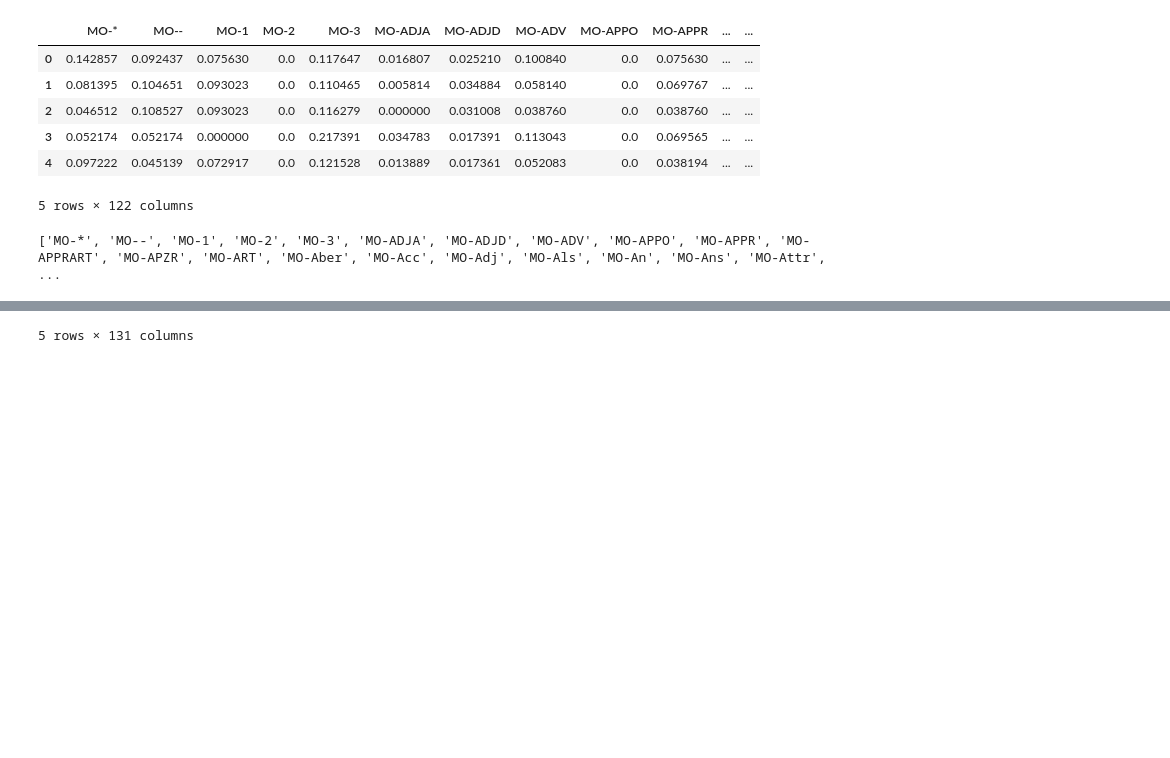
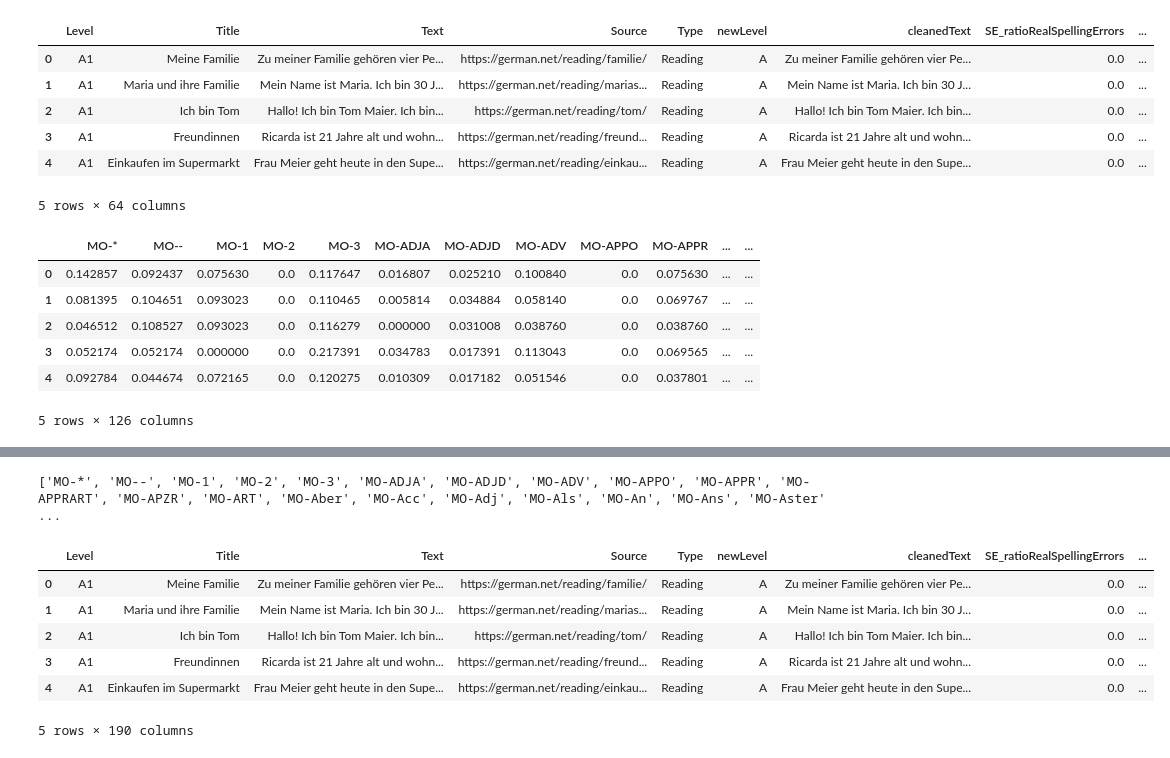
Before and after one commit to soerenetler/TextDifficultyAssessmentGerman, a Jupyter notebook: 06_MorphologicalFeatures.ipynb, the cells around one changed output, grey strips where cells are left out. Drawn from its saved outputs; the diff is of its cells as text; code cells hidden in the pictures; blank space fills up the shorter version.

Commit message:
new complete dataset with all features

```diff
--- a/06_MorphologicalFeatures.ipynb
+++ b/06_MorphologicalFeatures.ipynb
@@ -52,22 +52,23 @@ import urllib.request
 import io
 import ast
 
-url = "https://raw.githubusercontent.com/soerenetler/TextDifficultyAssessmentGerman/master/preprocessed_text_df.csv"
-df= pd.read_csv(url, sep="|", lineterminator='\n')
+df=pd.read_csv(r"datasets/05_FrequencyFeatures_df.csv", sep="|", lineterminator='\n')
+import ast
+display(df.head())
+df["preprocessedText"]  = [ast.literal_eval(text) for text in df["RFTagger"]]
 
-# preprocessing Level classifications to get rid of unwanted data and "B1 " vs. "B1"
-df = df[(df["Level"] == "A1")|(df["Level"] == "A2")|(df["Level"] == "B1")|(df["Level"] == "B1 ")|(df["Level"] == "B2")|(df["Level"] == "C1")|(df["Level"] == "C2")]
-df = df.replace("B1 ","B1")
+def save_df(path,df):
+    df.to_csv(path,sep="|",index=False)
 
 # returns a list of all the features included in the dataset, to be used as attributes in feature vector
 def get_all_features(df):
     all_features = []
     index = 0
-    for all_sentences in df.loc[:,'RFTagger']:
+    for all_sentences in df['preprocessedText']:
         if all_sentences is not None:
-            all_sentences = all_sentences[:-5] # remove the empty last sentence [] as following line won't work
-            all_sentences += "]" # nasty preprocessing necessary to keep list structure for literal_eval
-            all_sentences = ast.literal_eval(all_sentences)
+            #all_sentences = all_sentences[:-5] # remove the empty last sentence [] as following line won't work
+            #all_sentences += "]" # nasty preprocessing necessary to keep list structure for literal_eval
+            #all_sentences = ast.literal_eval(all_sentences)
             for sentence in all_sentences:
                 for word_features in sentence:
                     word_features = word_features[1:] #exclude the word itself and lemma at end (leads to too many features)
@@ -205,11 +206,11 @@ def fill_morph_features(df_document, word_list, morph_dict, index):
 def fill_document_vector(df,df_document):
     add_morph_columns(df_document)
     index = 0
-    for all_sentences in df.loc[:,'RFTagger']:
+    for all_sentences in df['preprocessedText']:
         if all_sentences is not None:
-            all_sentences = all_sentences[:-5] # remove the empty last sentence [] as following line won't work
-            all_sentences += "]" # nasty preprocessing necessary to keep list structure for literal_eval
-            all_sentences = ast.literal_eval(all_sentences)
+            #all_sentences = all_sentences[:-5] # remove the empty last sentence [] as following line won't work
+            #all_sentences += "]" # nasty preprocessing necessary to keep list structure for literal_eval
+            #all_sentences = ast.literal_eval(all_sentences)
             text_length = 0
             word_list = []
             morph_dict = defaultdict(int)
@@ -224,39 +225,45 @@ def fill_document_vector(df,df_document):
                             if "N" in word_features: # only add nouns with above cases
                                 morph_dict[token] += 1
                                 continue
                             else: continue
                         morph_dict[token] += 1
             df_document.loc[index] = df_document.loc[index] / text_length # normalize each value with the total text length
             fill_morph_features(df_document, word_list, morph_dict, index)
             index +=1
 
 def save_df(path,df):
     df.to_csv(path,sep="|",index=False)
 
 # get total number of sentences and all features contained in dataset in order to create vector columns
 all_features = get_all_features(df)
 
 # document level vector, i.e. each row in the feature vector represents one document
 zero_data = np.zeros(shape=(len(df),len(all_features))) # create 1 row in the feature vector per document
 df_document = pd.DataFrame(zero_data,columns=sorted(all_features))
 y = get_classifications(df)
 
 fill_document_vector(df,df_document)
 display(df_document.head())
 print(list(df_document))
 
 df = pd.concat([df,df_document], axis=1)
 
 display(df.head())
 
-filename = "06_MorphologicalFeatures_df.csv"
+filename = "datasets/06_MorphologicalFeatures_df.csv"
 save_df(filename,df)
 # %% [output]
-|  | MO-* | MO-- | MO-1 | MO-2 | MO-3 | MO-ADJA | MO-ADJD | MO-ADV | MO-APPO | MO-APPR | ... | ... |
-| 0 | 0.142857 | 0.092437 | 0.075630 | 0.0 | 0.117647 | 0.016807 | 0.025210 | 0.100840 | 0.0 | 0.075630 | ... | ... |
-| 1 | 0.081395 | 0.104651 | 0.093023 | 0.0 | 0.110465 | 0.005814 | 0.034884 | 0.058140 | 0.0 | 0.069767 | ... | ... |
-| 2 | 0.046512 | 0.108527 | 0.093023 | 0.0 | 0.116279 | 0.000000 | 0.031008 | 0.038760 | 0.0 | 0.038760 | ... | ... |
-| 3 | 0.052174 | 0.052174 | 0.000000 | 0.0 | 0.217391 | 0.034783 | 0.017391 | 0.113043 | 0.0 | 0.069565 | ... | ... |
-| 4 | 0.097222 | 0.045139 | 0.072917 | 0.0 | 0.121528 | 0.013889 | 0.017361 | 0.052083 | 0.0 | 0.038194 | ... | ... |
+|  | Level | Title | Text | Source | Type | newLevel | cleanedText | SE_ratioRealSpellingErrors | ... |
+| 0 | A1 | Meine Familie | Zu meiner Familie gehören vier Pe... | https://german.net/reading/familie/ | Reading | A | Zu meiner Familie gehören vier Pe... | 0.0 | ... |
+| 1 | A1 | Maria und ihre Familie | Mein Name ist Maria. Ich bin 30 J... | https://german.net/reading/marias... | Reading | A | Mein Name ist Maria. Ich bin 30 J... | 0.0 | ... |
+| 2 | A1 | Ich bin Tom | Hallo! Ich bin Tom Maier. Ich bin... | https://german.net/reading/tom/ | Reading | A | Hallo! Ich bin Tom Maier. Ich bin... | 0.0 | ... |
+| 3 | A1 | Freundinnen | Ricarda ist 21 Jahre alt und wohn... | https://german.net/reading/freund... | Reading | A | Ricarda ist 21 Jahre alt und wohn... | 0.0 | ... |
+| 4 | A1 | Einkaufen im Supermarkt | Frau Meier geht heute in den Supe... | https://german.net/reading/einkau... | Reading | A | Frau Meier geht heute in den Supe... | 0.0 | ... |
-5 rows × 122 columns
+5 rows × 64 columns
+|  | MO-* | MO-- | MO-1 | MO-2 | MO-3 | MO-ADJA | MO-ADJD | MO-ADV | MO-APPO | MO-APPR | ... | ... |
+| 0 | 0.142857 | 0.092437 | 0.075630 | 0.0 | 0.117647 | 0.016807 | 0.025210 | 0.100840 | 0.0 | 0.075630 | ... | ... |
+| 1 | 0.081395 | 0.104651 | 0.093023 | 0.0 | 0.110465 | 0.005814 | 0.034884 | 0.058140 | 0.0 | 0.069767 | ... | ... |
+| 2 | 0.046512 | 0.108527 | 0.093023 | 0.0 | 0.116279 | 0.000000 | 0.031008 | 0.038760 | 0.0 | 0.038760 | ... | ... |
+| 3 | 0.052174 | 0.052174 | 0.000000 | 0.0 | 0.217391 | 0.034783 | 0.017391 | 0.113043 | 0.0 | 0.069565 | ... | ... |
+| 4 | 0.092784 | 0.044674 | 0.072165 | 0.0 | 0.120275 | 0.010309 | 0.017182 | 0.051546 | 0.0 | 0.037801 | ... | ... |
-['MO-*', 'MO--', 'MO-1', 'MO-2', 'MO-3', 'MO-ADJA', 'MO-ADJD', 'MO-ADV', 'MO-APPO', 'MO-APPR', 'MO-APPRART', 'MO-APZR', 'MO-ART', 'MO-Aber', 'MO-Acc', 'MO-Adj', 'MO-Als', 'MO-An', 'MO-Ans', 'MO-Attr', ...
+5 rows × 126 columns
@@ -269 +270,8 @@ save_df(filename,df)
-5 rows × 131 columns
+['MO-*', 'MO--', 'MO-1', 'MO-2', 'MO-3', 'MO-ADJA', 'MO-ADJD', 'MO-ADV', 'MO-APPO', 'MO-APPR', 'MO-APPRART', 'MO-APZR', 'MO-ART', 'MO-Aber', 'MO-Acc', 'MO-Adj', 'MO-Als', 'MO-An', 'MO-Ans', 'MO-Aster' ...
+|  | Level | Title | Text | Source | Type | newLevel | cleanedText | SE_ratioRealSpellingErrors | ... |
+| 0 | A1 | Meine Familie | Zu meiner Familie gehören vier Pe... | https://german.net/reading/familie/ | Reading | A | Zu meiner Familie gehören vier Pe... | 0.0 | ... |
+| 1 | A1 | Maria und ihre Familie | Mein Name ist Maria. Ich bin 30 J... | https://german.net/reading/marias... | Reading | A | Mein Name ist Maria. Ich bin 30 J... | 0.0 | ... |
+| 2 | A1 | Ich bin Tom | Hallo! Ich bin Tom Maier. Ich bin... | https://german.net/reading/tom/ | Reading | A | Hallo! Ich bin Tom Maier. Ich bin... | 0.0 | ... |
+| 3 | A1 | Freundinnen | Ricarda ist 21 Jahre alt und wohn... | https://german.net/reading/freund... | Reading | A | Ricarda ist 21 Jahre alt und wohn... | 0.0 | ... |
+| 4 | A1 | Einkaufen im Supermarkt | Frau Meier geht heute in den Supe... | https://german.net/reading/einkau... | Reading | A | Frau Meier geht heute in den Supe... | 0.0 | ... |
+5 rows × 190 columns
```
Also changed, not shown: parts of 3 cells of this notebook, 13 other files.
